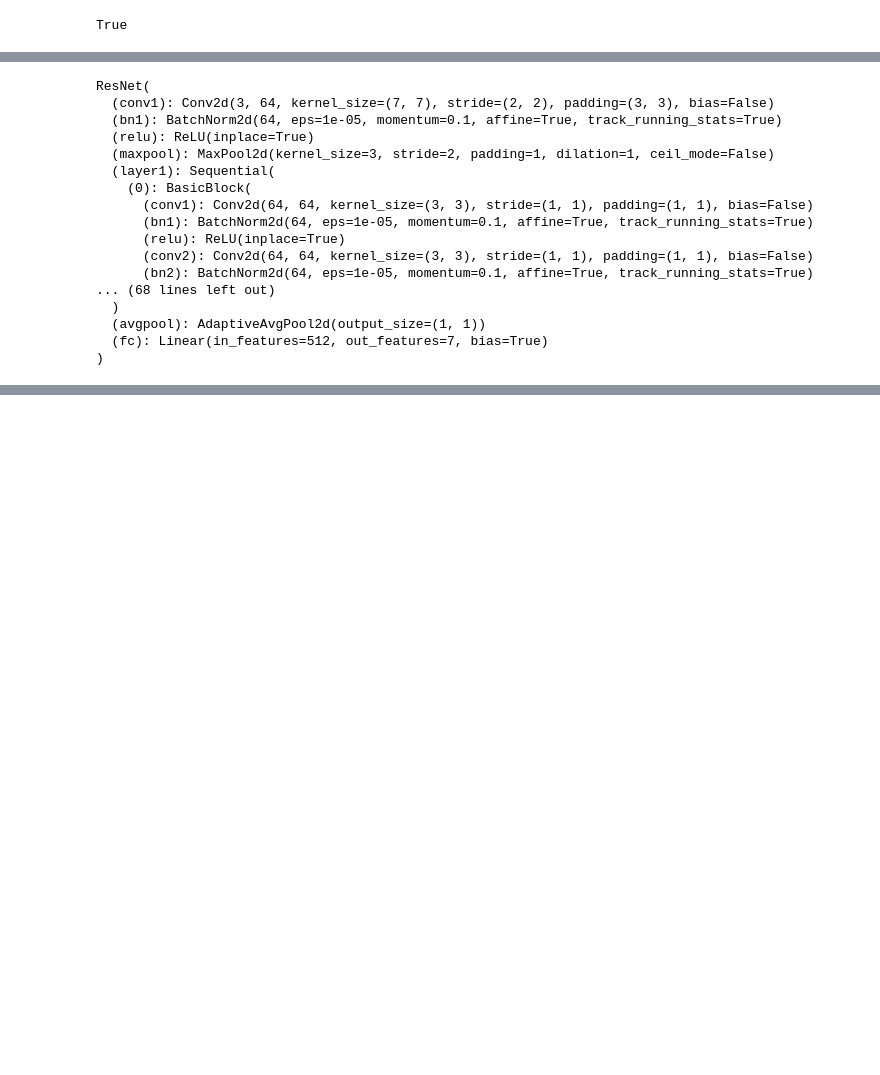
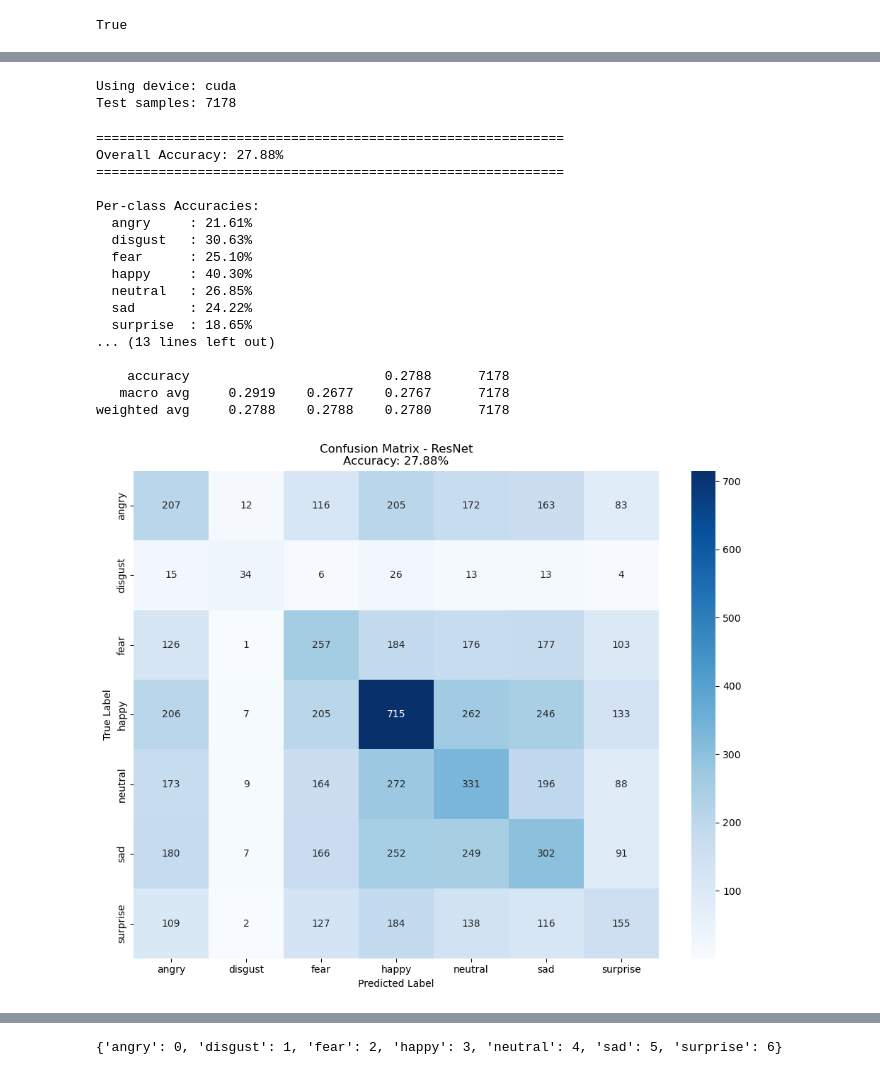
Before and after one commit to jarnedemoenvub/nsai_social_cognition, a Jupyter notebook: code/notebooks/nsai4_1.ipynb, the cells around one changed output, grey strips where cells are left out. Drawn from its saved outputs; the diff is of its cells as text; code cells hidden in the pictures; blank space fills up the shorter version.

```diff
--- a/code/notebooks/nsai4_1.ipynb
+++ b/code/notebooks/nsai4_1.ipynb
@@ -297,5 +298,5 @@ Image path: c:\Users\jarne\Documents\Code Masterthesis\nsai_social_cognition\dat
 # %%
-fer_classes = ['angry', 'disgust', 'fear', 'happy', 'sad', 'surprise', 'neutral']
+fer_classes = ['angry', 'disgust', 'fear', 'happy', 'neutral', 'sad', 'surprise']
 # %%
 print(torch.cuda.is_available())
 NUM_CLASSES = 7                  # FER2013 has 7 classes
@@ -420,8 +430,6 @@ def train_resnet_fer2013(resnet_version=18,
 # %%
 def evaluate_resnet_fer2013(resnet, show_confusion_matrix=True):
 
-    fer_classes = ['angry', 'disgust', 'fear', 'happy', 'sad', 'surprise', 'neutral']
-    NUM_CLASSES = 7
     DEVICE = torch.device("cuda" if torch.cuda.is_available() else "cpu")
 
     print(f"Using device: {DEVICE}")
@@ -524,34 +532,37 @@ def evaluate_resnet_fer2013(resnet, show_confusion_matrix=True):
 # %%
 # Load the resnet model
 resnet = models.resnet18(weights="IMAGENET1K_V1")
 num_features = resnet.fc.in_features
 resnet.fc = nn.Linear(num_features, NUM_CLASSES)
 resnet.load_state_dict(torch.load(os.path.join(model_dir, "resnet18_fer2013.pth"), map_location=DEVICE))
 resnet = resnet.to(DEVICE)
 # resnet.eval()
 
-# # Evaluate ResNet-18
-# results_18 = evaluate_resnet_fer2013(
-#     resnet=resnet,
-#     show_confusion_matrix=True
-# )
+# Evaluate ResNet-18
+results_18 = evaluate_resnet_fer2013(
+    resnet=resnet,
+    show_confusion_matrix=True
+)
 
 resnet.train()
 # %% [output]
-ResNet(
-  (conv1): Conv2d(3, 64, kernel_size=(7, 7), stride=(2, 2), padding=(3, 3), bias=False)
-  (bn1): BatchNorm2d(64, eps=1e-05, momentum=0.1, affine=True, track_running_stats=True)
-  (relu): ReLU(inplace=True)
-  (maxpool): MaxPool2d(kernel_size=3, stride=2, padding=1, dilation=1, ceil_mode=False)
-  (layer1): Sequential(
-    (0): BasicBlock(
-      (conv1): Conv2d(64, 64, kernel_size=(3, 3), stride=(1, 1), padding=(1, 1), bias=False)
-      (bn1): BatchNorm2d(64, eps=1e-05, momentum=0.1, affine=True, track_running_stats=True)
-      (relu): ReLU(inplace=True)
-      (conv2): Conv2d(64, 64, kernel_size=(3, 3), stride=(1, 1), padding=(1, 1), bias=False)
-      (bn2): BatchNorm2d(64, eps=1e-05, momentum=0.1, affine=True, track_running_stats=True)
-... (68 lines left out)
-  )
-  (avgpool): AdaptiveAvgPool2d(output_size=(1, 1))
-  (fc): Linear(in_features=512, out_features=7, bias=True)
-)
+Using device: cuda
+Test samples: 7178
+============================================================
+Overall Accuracy: 27.88%
+============================================================
+
+Per-class Accuracies:
+  angry     : 21.61%
+  disgust   : 30.63%
+  fear      : 25.10%
+  happy     : 40.30%
+  neutral   : 26.85%
+  sad       : 24.22%
+  surprise  : 18.65%
+... (13 lines left out)
+
+    accuracy                         0.2788      7178
+   macro avg     0.2919    0.2677    0.2767      7178
+weighted avg     0.2788    0.2788    0.2780      7178
+[figure, added]
@@ -558,3 +605,7 @@ ResNet(
+# %%
+print(train_dataset.class_to_idx)
+# %% [output]
+{'angry': 0, 'disgust': 1, 'fear': 2, 'happy': 3, 'neutral': 4, 'sad': 5, 'surprise': 6}
 # %%
 # faces_dir = os.path.join(findingemo_dir, "faces")
 # os.makedirs(faces_dir, exist_ok=True)
```
Also changed, not shown: parts of 29 cells of this notebook, 5 other files.
